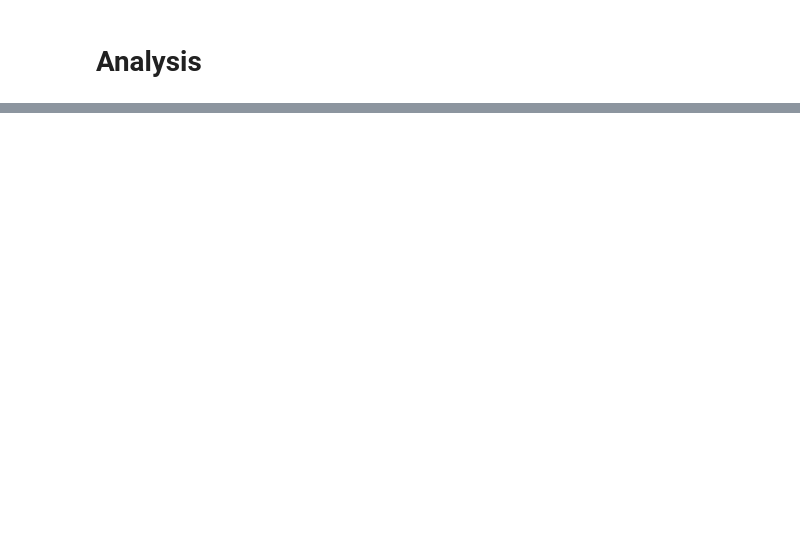
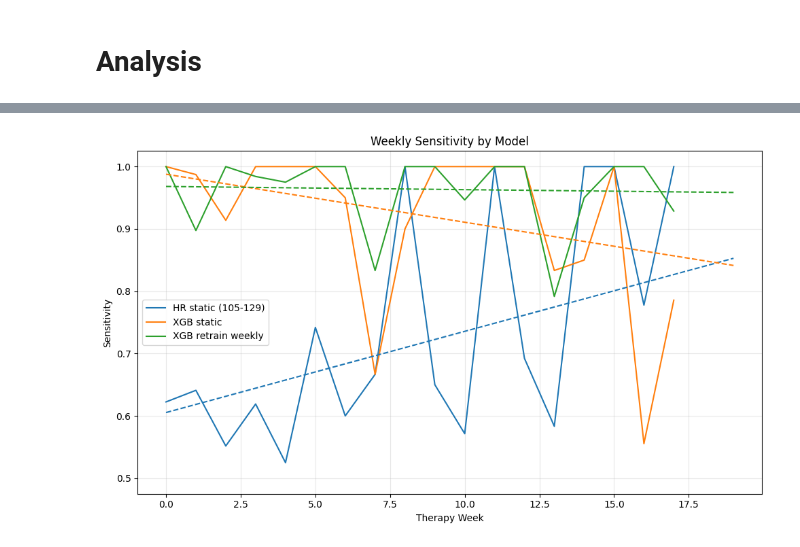
Before and after one commit to lab-heal/pistachio, a Jupyter notebook: predict_tantrums_retrain.ipynb, the cells around one changed output, grey strips where cells are left out. Saved outputs shown, nothing was run; the diff lists cells and outputs as text; code cells hidden in the pictures; blank space fills up the shorter version.

```diff
--- a/predict_tantrums_retrain.ipynb
+++ b/predict_tantrums_retrain.ipynb
@@ -425,3 +547,3 @@ coin_flip_model_results = retrain_and_predict(df_train, df_test, mode="coin_flip
 # %%
-hr_model_results = retrain_and_predict(df_train, df_test, mode="hr_model")
+hr_model_results = retrain_and_predict(HrModel(), df_train, df_test, mode="no_retrain")
 # %%
@@ -452,2 +553,4 @@ KeyboardInterrupt:
 # %%
-retrain_dyad_results = retrain_and_predict(df_train, df_test, mode="retrain_dyad")
+retrain_dyad_results = retrain_and_predict(
+    tuned_model, df_train, df_test, mode="retrain_dyad"
+)
@@ -491,8 +560,8 @@ import pickle
 data_dir = Path("./intermediate_data")
 data_dir.mkdir(exist_ok=True)
 
-with open(data_dir / "coin_flip_model_results.pkl", "wb") as f:
-    pickle.dump(coin_flip_model_results, f)
+with open(data_dir / "positive_model_results.pkl", "wb") as f:
+    pickle.dump(positive_model_results, f)
 
 with open(data_dir / "hr_model_results.pkl", "wb") as f:
     pickle.dump(hr_model_results, f)
@@ -502,6 +571,3 @@ with open(data_dir / "no_retrain_results.pkl", "wb") as f:
 
 with open(data_dir / "retrain_dyad_results.pkl", "wb") as f:
     pickle.dump(retrain_dyad_results, f)
-
-with open(data_dir / "iter_retrain_dyad_results.pkl", "wb") as f:
-    pickle.dump(iter_retrain_dyad_results, f)
@@ -527,8 +578,8 @@ from pathlib import Path
 import pickle
 
 data_dir = Path("./intermediate_data")
-with open(data_dir / "coin_flip_model_results.pkl", "rb") as f:
-    coin_flip_model_results = pickle.load(f)
+with open(data_dir / "positive_model_results.pkl", "rb") as f:
+    positive_model_results = pickle.load(f)
 
 with open(data_dir / "hr_model_results.pkl", "rb") as f:
     hr_model_results = pickle.load(f)
@@ -538,6 +589,3 @@ with open(data_dir / "no_retrain_results.pkl", "rb") as f:
 
 with open(data_dir / "retrain_dyad_results.pkl", "rb") as f:
     retrain_dyad_results = pickle.load(f)
-
-with open(data_dir / "iter_retrain_dyad_results.pkl", "rb") as f:
-    iter_retrain_dyad_results = pickle.load(f)
@@ -543,0 +646,69 @@ with open(data_dir / "iter_retrain_dyad_results.pkl", "rb") as f:
+# %%
+from sklearn.metrics import recall_score, precision_score
+import matplotlib.pyplot as plt
+import numpy as np
+
+
+# Ability to identify negative cases (true neg / predicted neg)
+def specificity_score(y_true, y_pred):
+    tn = np.sum((y_true == 0) & (y_pred == 0))
+    fp = np.sum((y_true == 0) & (y_pred == 1))
+    if (tn + fp) == 0:
+        return float("nan")
+    return tn / (tn + fp)
+
+
+metric = specificity_score
+
+
+def plot_weekly_metric(metric_name, metric_fn):
+    def weekly_metric(results):
+        metrics = []
+        for week, y_pred_proba, y_pred, y_true in results:
+            if len(set(y_true)) > 1:
+                # y_pred = (y_pred_proba[:, 1] >= threshold).astype(int)
+                metric = metric_fn(y_true, y_pred)
+            else:
+                metric = float("nan")
+            metrics.append((week, metric))
+        return metrics
+
+    hr_metric = weekly_metric(hr_model_results)
+    no_retrain_metric = weekly_metric(no_retrain_results)
+    retrain_metric = weekly_metric(retrain_dyad_results)
+
+    plt.figure(figsize=(10, 6))
+
+    # Plot lines
+    plt.plot(*zip(*hr_metric), label="HR static (105-129)")
+    plt.plot(*zip(*no_retrain_metric), label="XGB static")
+    plt.plot(*zip(*retrain_metric), label="XGB retrain weekly")
+
+    # Add trendlines for each model
+    def plot_trendline(metric, color):
+        weeks, values = zip(*metric)
+        weeks = np.array(weeks)
+        values = np.array(values)
+        mask = ~np.isnan(values)
+        if np.sum(mask) > 1:
+            z = np.polyfit(weeks[mask], values[mask], 1)
+            p = np.poly1d(z)
+            plt.plot(weeks[mask], p(weeks[mask]), linestyle="--", color=color)
+
+    plot_trendline(hr_metric, "tab:blue")
+    plot_trendline(no_retrain_metric, "tab:orange")
+    plot_trendline(retrain_metric, "tab:green")
+
+    plt.xlabel("Therapy Week")
+    plt.ylabel(f"{metric_name}")
+    plt.title(f"Weekly {metric_name} by Model")
+    plt.legend()
+    plt.grid(True, alpha=0.3)
+    plt.tight_layout()
+    plt.show()
+
+
+plot_weekly_metric("Sensitivity", recall_score)
+plot_weekly_metric("Specificity", specificity_score)
+# %% [output]
+[figure, added]
```
Also changed, not shown: parts of 23 cells of this notebook, 10 other files.
